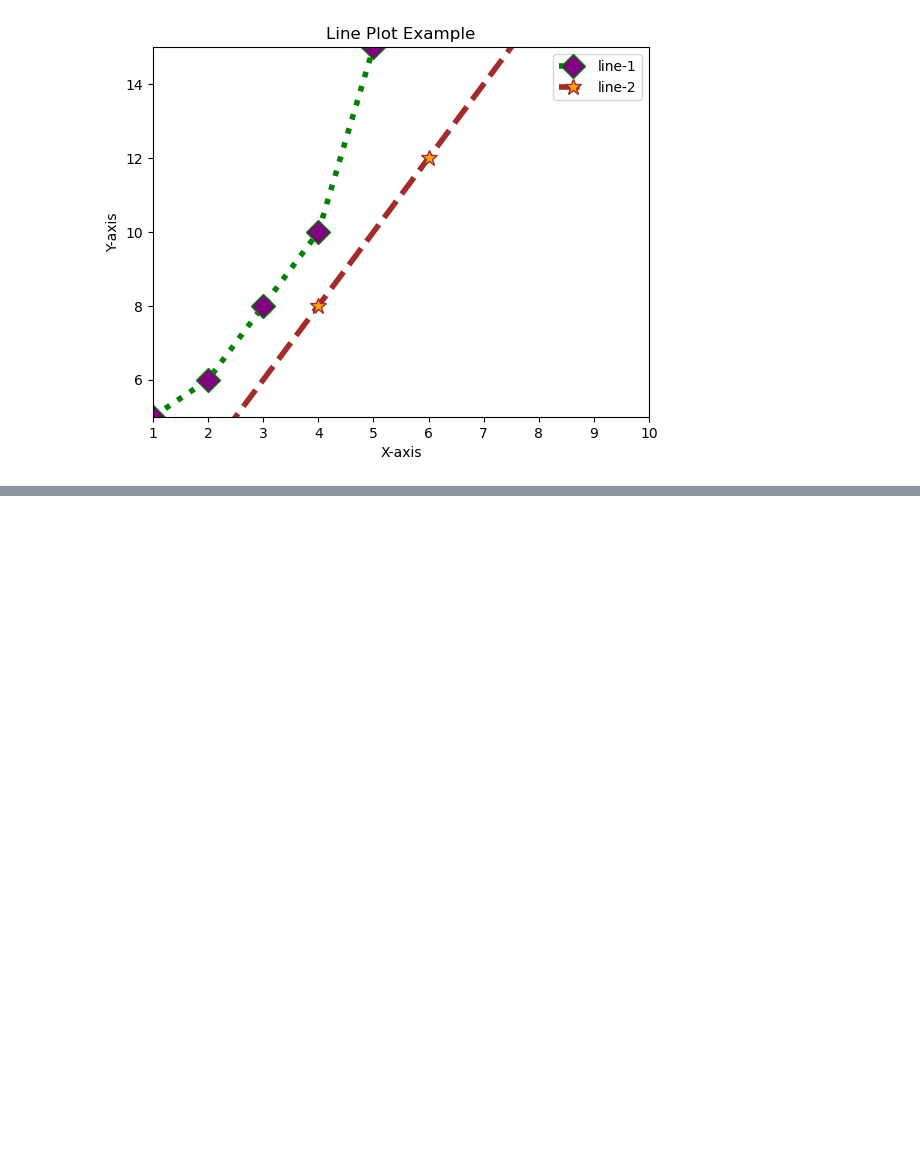
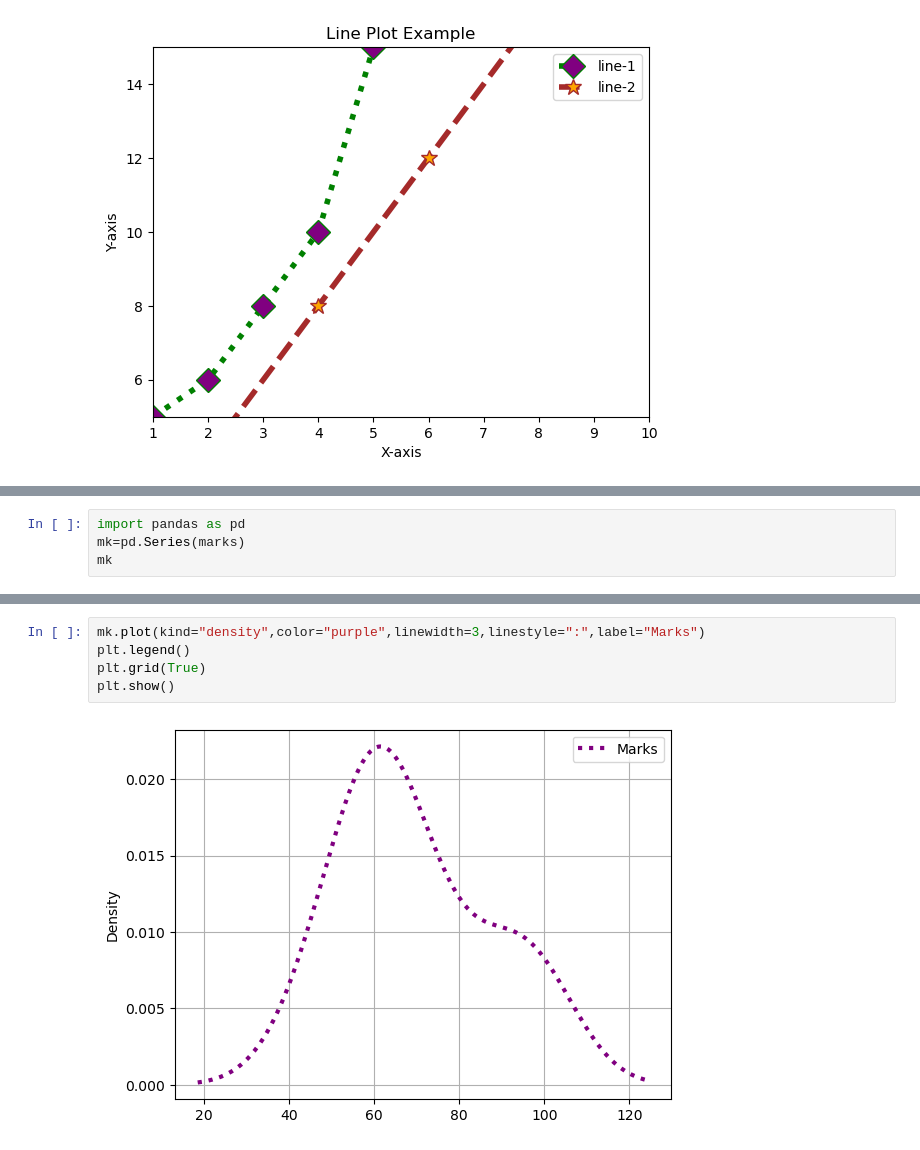
Before and after one commit to padmapriyaravi08/Data-Visualization, a Jupyter notebook: Lineplot.ipynb, the cells around one changed output, grey strips where cells are left out. Drawn from its saved outputs; the diff is of its cells as text; blank space fills up the shorter version.

```diff
--- a/Lineplot.ipynb
+++ b/Lineplot.ipynb
@@ -19,0 +56,4 @@ plt.show()
+# %%
+import pandas as pd
+mk=pd.Series(marks)
+mk
@@ -19,0 +74,7 @@ plt.show()
+# %%
+mk.plot(kind="density",color="purple",linewidth=3,linestyle=":",label="Marks")
+plt.legend()
+plt.grid(True)
+plt.show()
+# %% [output]
+[figure, added]
```
Also changed, not shown: parts of 4 cells of this notebook.
